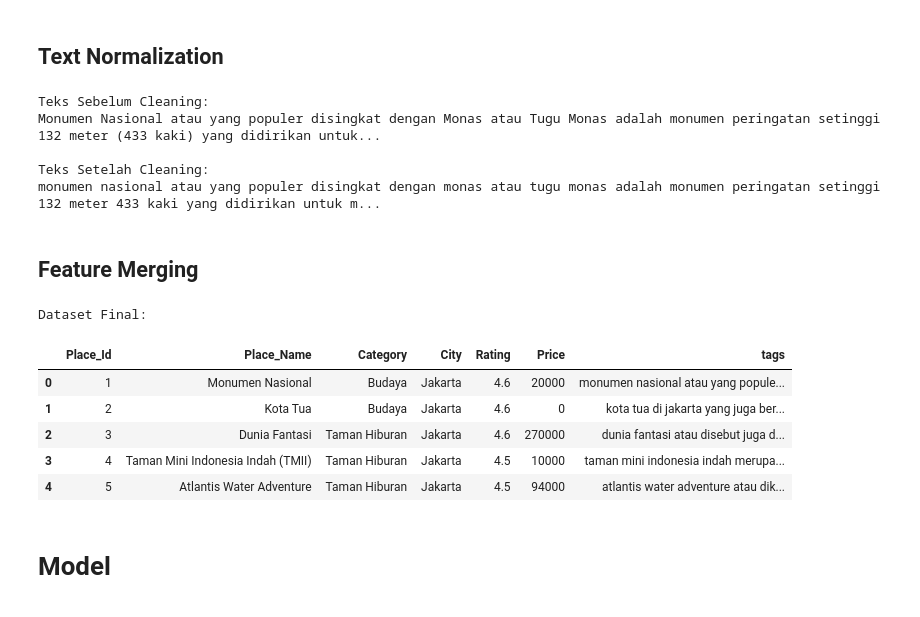
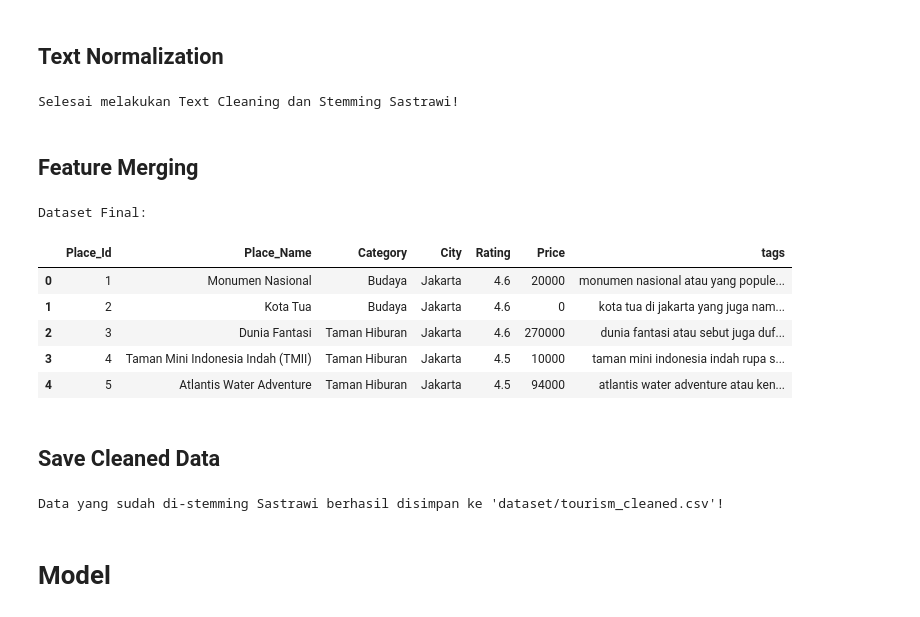
Before and after one commit to jstn77/Recommender_System_Destination_Indonesia, a Jupyter notebook: main.ipynb, the cells around one changed output. Drawn from its saved outputs; the diff is of its cells as text; code cells hidden in the pictures.

```diff
--- a/main.ipynb
+++ b/main.ipynb
@@ -162,56 +162,60 @@ Tampilan data setelah penghapusan kolom yang tidak relevan:
 # %% [markdown]
 ## Text Normalization
 # %%
+from Sastrawi.Stemmer.StemmerFactory import StemmerFactory
+
+# Inisialisasi Sastrawi
+factory = StemmerFactory()
+stemmer = factory.create_stemmer()
+
 def text_cleaning(text):
-    text = str(text)
-
-    text = text.lower()
-
+    text = str(text).lower()
     text = re.sub(r'[^a-zA-Z0-9\s]', ' ', text)
-
-    text = re.sub(r'\s+', ' ', text)
-
-    text = text.strip()
-
+    text = re.sub(r'\s+', ' ', text).strip()
+    text = stemmer.stem(text) # Mengubah kata berimbuhan menjadi kata dasar
     return text
 
 df_clean['Desc_Clean'] = df_clean['Description'].apply(text_cleaning)
 df_clean['Cat_Clean'] = df_clean['Category'].apply(text_cleaning)
 df_clean['City_Clean'] = df_clean['City'].apply(text_cleaning)
 
-print("Teks Sebelum Cleaning:")
-print(df['Description'].iloc[0][:150] + "...")
-
-print("\nTeks Setelah Cleaning:")
-print(df_clean['Desc_Clean'].iloc[0][:150] + "...")
+print("Selesai melakukan Text Cleaning dan Stemming Sastrawi!")
 # %% [output]
-Teks Sebelum Cleaning:
-Monumen Nasional atau yang populer disingkat dengan Monas atau Tugu Monas adalah monumen peringatan setinggi 132 meter (433 kaki) yang didirikan untuk...
-
-Teks Setelah Cleaning:
-monumen nasional atau yang populer disingkat dengan monas atau tugu monas adalah monumen peringatan setinggi 132 meter 433 kaki yang didirikan untuk m...
+Selesai melakukan Text Cleaning dan Stemming Sastrawi!
 # %% [markdown]
 ## Feature Merging
 # %%
 df_clean['tags'] = df_clean['Desc_Clean'] + " " + \
-                   (df_clean['Cat_Clean'] + " ") * 2 + \
-                   (df_clean['City_Clean'] + " ") * 2
+                   (df_clean['Cat_Clean'] + " ") * 5 + \
+                   (df_clean['City_Clean'] + " ") * 5
 
 data_preparation = df_clean[['Place_Id', 'Place_Name', 'Category', 'City', 'Rating', 'Price', 'tags']]
 
 print("Dataset Final:")
 display(data_preparation.head())
 
 # (Opsional) Menyimpan data yang sudah bersih agar tidak perlu preprocessing ulang dari awal
 # data_preparation.to_csv('tourism_cleaned.csv', index=False)
 # %% [output]
 Dataset Final:
 |  | Place_Id | Place_Name | Category | City | Rating | Price | tags |
 | 0 | 1 | Monumen Nasional | Budaya | Jakarta | 4.6 | 20000 | monumen nasional atau yang popule... |
-| 1 | 2 | Kota Tua | Budaya | Jakarta | 4.6 | 0 | kota tua di jakarta yang juga ber... |
-| 2 | 3 | Dunia Fantasi | Taman Hiburan | Jakarta | 4.6 | 270000 | dunia fantasi atau disebut juga d... |
-| 3 | 4 | Taman Mini Indonesia Indah (TMII) | Taman Hiburan | Jakarta | 4.5 | 10000 | taman mini indonesia indah merupa... |
-| 4 | 5 | Atlantis Water Adventure | Taman Hiburan | Jakarta | 4.5 | 94000 | atlantis water adventure atau dik... |
+| 1 | 2 | Kota Tua | Budaya | Jakarta | 4.6 | 0 | kota tua di jakarta yang juga nam... |
+| 2 | 3 | Dunia Fantasi | Taman Hiburan | Jakarta | 4.6 | 270000 | dunia fantasi atau sebut juga duf... |
+| 3 | 4 | Taman Mini Indonesia Indah (TMII) | Taman Hiburan | Jakarta | 4.5 | 10000 | taman mini indonesia indah rupa s... |
+| 4 | 5 | Atlantis Water Adventure | Taman Hiburan | Jakarta | 4.5 | 94000 | atlantis water adventure atau ken... |
+# %% [markdown]
+## Save Cleaned Data
+# %%
+# Mengambil kolom-kolom yang sudah bersih dan penting saja
+data_preparation = df_clean[['Place_Id', 'Place_Name', 'Category', 'City', 'Rating', 'Price', 'Description', 'tags']]
+
+# MENYIMPAN KE FILE CSV BARU
+data_preparation.to_csv('dataset/tourism_cleaned.csv', index=False)
+
+print("Data yang sudah di-stemming Sastrawi berhasil disimpan ke 'dataset/tourism_cleaned.csv'!")
+# %% [output]
+Data yang sudah di-stemming Sastrawi berhasil disimpan ke 'dataset/tourism_cleaned.csv'!
 # %% [markdown]
 # Model
 # %% [markdown]
```
Also changed, not shown: parts of 4 cells of this notebook, 3 other files.
